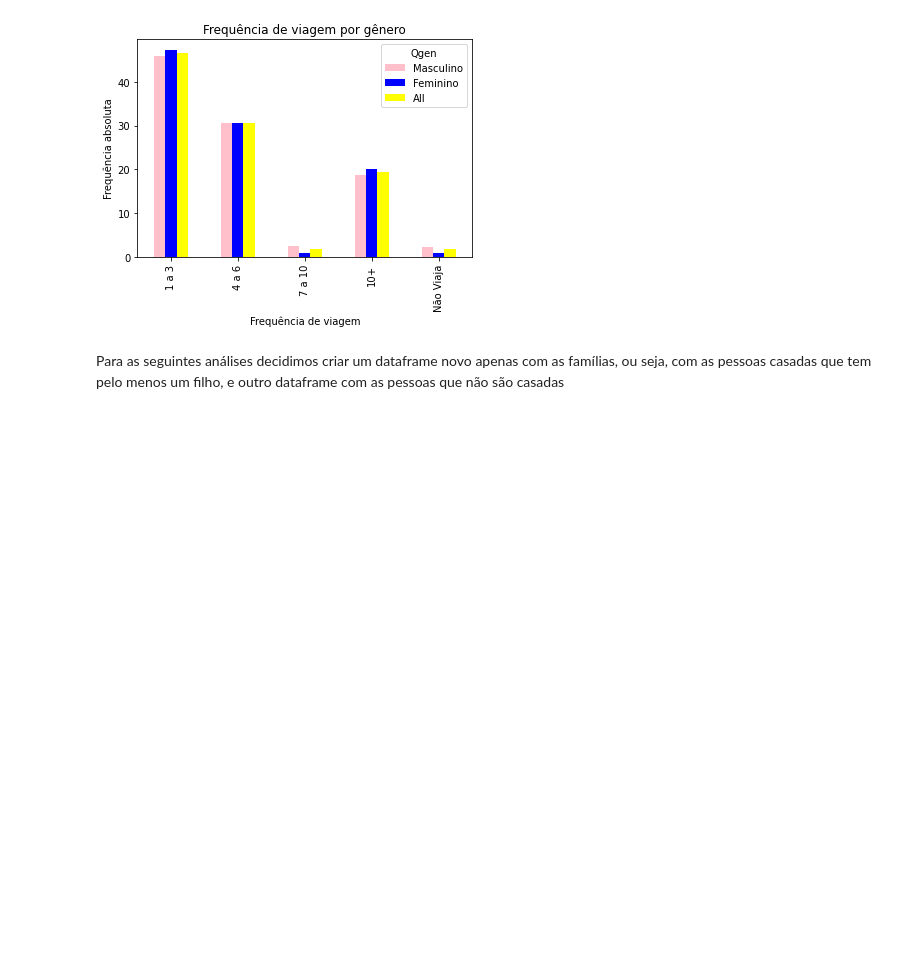
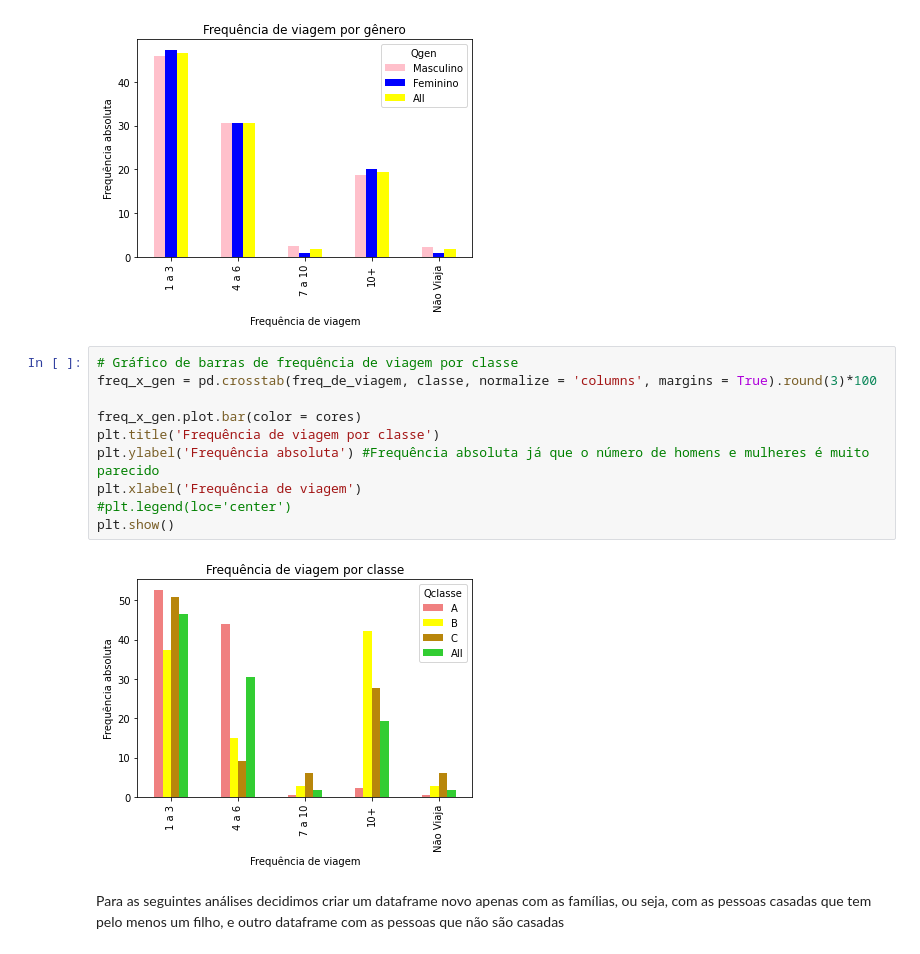
Before and after one commit to pmahfuz/Jr_hotelaria, a Jupyter notebook: Analise_base.ipynb, the cells around one changed output. Cells and saved outputs as stored; diff of their text form; blank space fills up the shorter version.

Commit message:
grafico classe por frequencia de viagem

```diff
--- a/Analise_base.ipynb
+++ b/Analise_base.ipynb
@@ -260,6 +260,18 @@ plt.xlabel('Frequência de viagem')
 plt.show()
 # %% [output]
 [figure]
+# %%
+# Gráfico de barras de frequência de viagem por classe
+freq_x_gen = pd.crosstab(freq_de_viagem, classe, normalize = 'columns', margins = True).round(3)*100
+
+freq_x_gen.plot.bar(color = cores)
+plt.title('Frequência de viagem por classe')
+plt.ylabel('Frequência absoluta') #Frequência absoluta já que o número de homens e mulheres é muito parecido
+plt.xlabel('Frequência de viagem')
+#plt.legend(loc='center')
+plt.show()
+# %% [output]
+[figure, added]
 # %% [markdown]
 Para as seguintes análises decidimos criar um dataframe novo apenas com as famílias, ou seja, com as pessoas casadas que tem pelo menos um filho, e outro dataframe com as pessoas que não são casadas
 # %%
```
Also changed, not shown: parts of 13 cells of this notebook.
